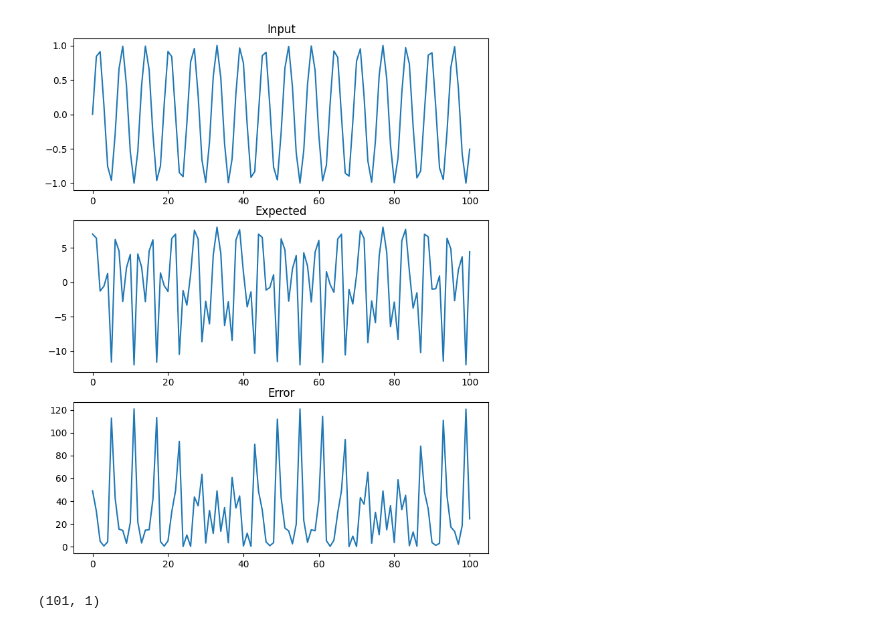
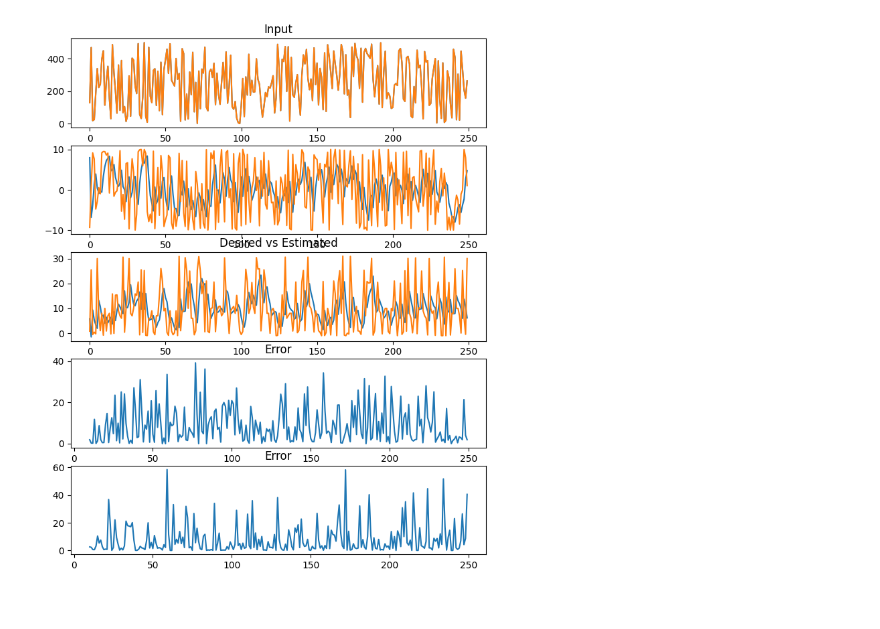
Before and after one commit to EnesErcin/NeuralNetwork_SystemID, a Jupyter notebook: PID_NN_wPY/Act/neuron.ipynb, the cells around one changed output. Drawn from its saved outputs; the diff is of its cells as text; code cells hidden in the pictures.

```diff
--- a/PID_NN_wPY/Act/neuron.ipynb
+++ b/PID_NN_wPY/Act/neuron.ipynb
@@ -4,4 +4,4 @@ import random
 import matplotlib.pyplot as plt
 from func import neuron_layer,neuron_layers
 # %%
-my_layers = neuron_layers([2,1,2,1],0.005)
+my_layers = neuron_layers([2,1,2,1],0.0005)
@@ -146,8 +63,0 @@ array([[10.       ],
-# %%
-for i in my_layers.layers:
-    print("X values \n{}, W values \n{}, Sig values\n{}".format(i.x,i.w,i.sig))
-
-#print("\n\n",(out-expected)**2)
-#print(err) ## Mean squarer error
-
-print("\n Error\n {}".format(my_layers.layers[-1].j))
@@ -377,18 +308,25 @@ np.shape(np.array(my_expected_val_1)[:,0,0])
 # %%
-fig_2, axs = plt.subplots(3, 1, figsize=(8, 10))
+fig_2, axs = plt.subplots(5, 1, figsize=(8, 10))
 
 # Plot data on each subplot
-axs[0].plot(time_array, np.array(my_data_set_1)[:,:,0])
+axs[0].plot(time_array, np.array(store_ref)[:,:,0])
 axs[0].set_title('Input')
 
-axs[1].plot(time_array, np.array(my_expected_val_1)[:,0,0])
-axs[1].set_title('Expected')
+
+axs[1].plot(time_array, np.array(output)[:,0,:])
+axs[1].plot(time_array, np.array(my_train_set)[:,1,:])
+
+axs[2].plot(time_array, np.array(output)[:,1,:])
+axs[2].plot(time_array, np.array(my_train_set)[:,2,:])
+axs[2].set_title('Desired vs Estimated')
 
 
-axs[2].plot(time_array, (np.array(my_data_set_1)[:,0,0] - np.array(my_expected_val_1)[:,0,0])**2)
-axs[2].set_title('Error')
+axs[3].plot(time_array[10:], ((error)[10:,0,0])**2/np.average(np.array(my_train_set)[:,1,:]**2)**0.5)
+axs[3].set_title('Error')
 
+axs[4].plot(time_array[10:], ((error)[10:,1,0])**2/(np.average(np.array(my_train_set)[10:,2,:]**2)**0.5))
+axs[4].set_title('Error')
 
 plt.show()
 # %% [output]
-[figure, old version]
+[figure, new version]
@@ -402,4 +332,0 @@ exp_series =np.array(my_expected_val_1)
-# %%
-np.shape(x_series[:,0,:])
-# %% [output]
-(101, 1)
```
Also changed, not shown: parts of 19 cells of this notebook, 3 other files.
